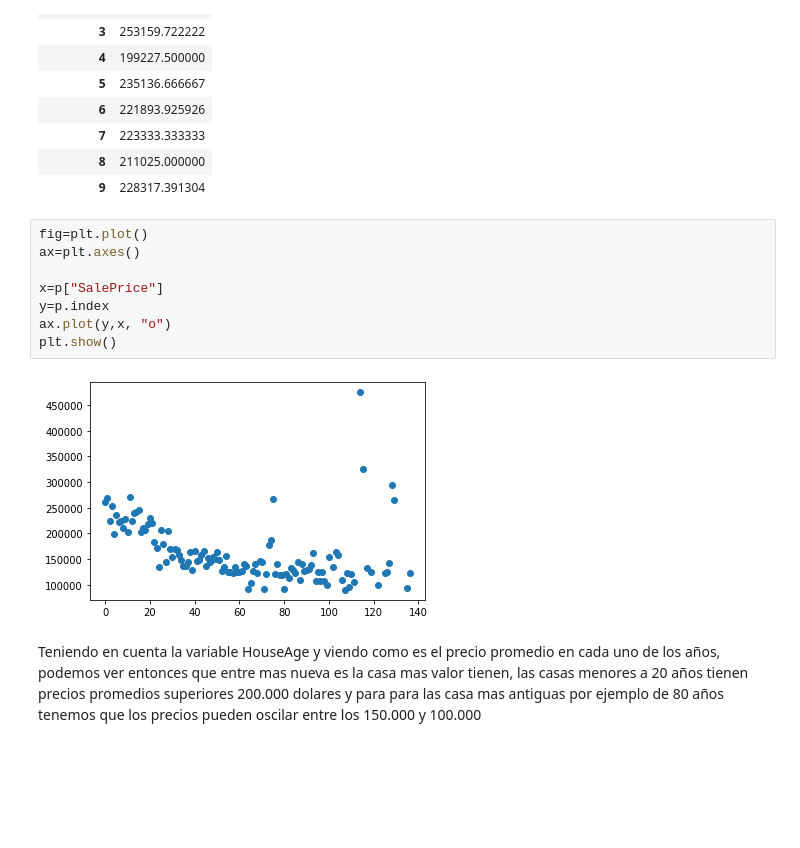
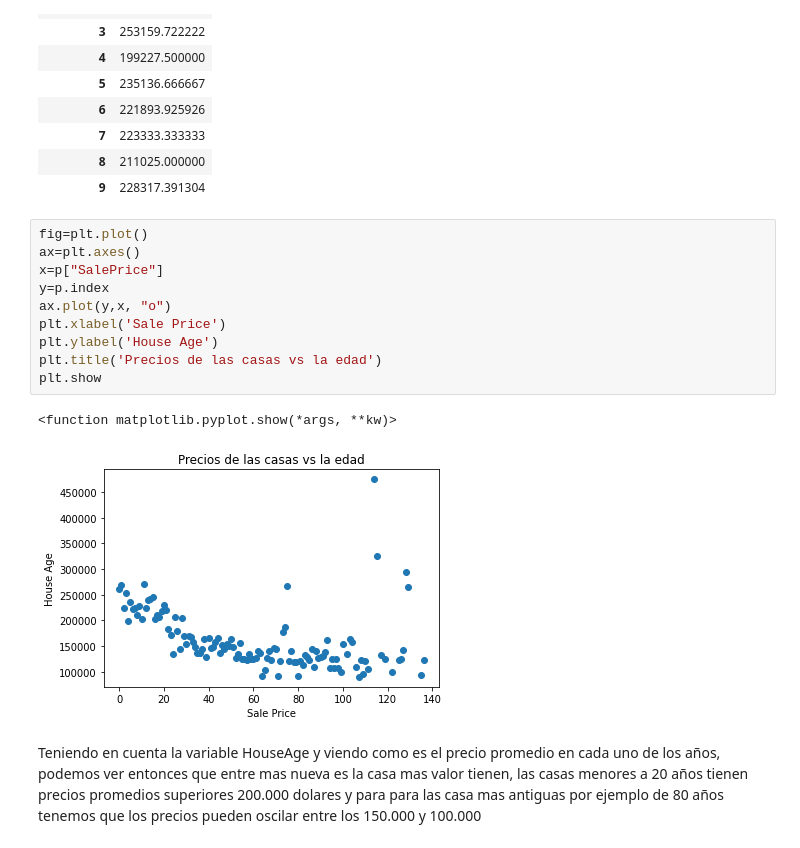
Before and after one commit to DanielaAguiV/Trabajo_casas, a Jupyter notebook: solucion_Taller_4.ipynb, the cells around one changed output. Cells and saved outputs as stored; diff of their text form; blank space fills up the shorter version.

```diff
--- a/solucion_Taller_4.ipynb
+++ b/solucion_Taller_4.ipynb
@@ -397,13 +399,16 @@ p.head(10)
 # %%
 fig=plt.plot()
 ax=plt.axes()
-
 x=p["SalePrice"]
 y=p.index
 ax.plot(y,x, "o")
-plt.show()
+plt.xlabel('Sale Price')
+plt.ylabel('House Age')
+plt.title('Precios de las casas vs la edad')
+plt.show
 # %% [output]
+<function matplotlib.pyplot.show(*args, **kw)>
-[figure, old version]
+[figure, new version]
 # %% [markdown]
 Teniendo en cuenta la variable HouseAge y viendo como es el precio promedio en cada uno de los años, podemos ver entonces que entre mas nueva es la casa mas valor tienen, las casas menores a 20 años tienen precios promedios superiores  200.000 dolares y para para las casa mas antiguas por ejemplo de 80 años tenemos que los precios pueden oscilar  entre los 150.000 y 100.000
 # %% [markdown]
```
Also changed, not shown: parts of 19 cells of this notebook.
